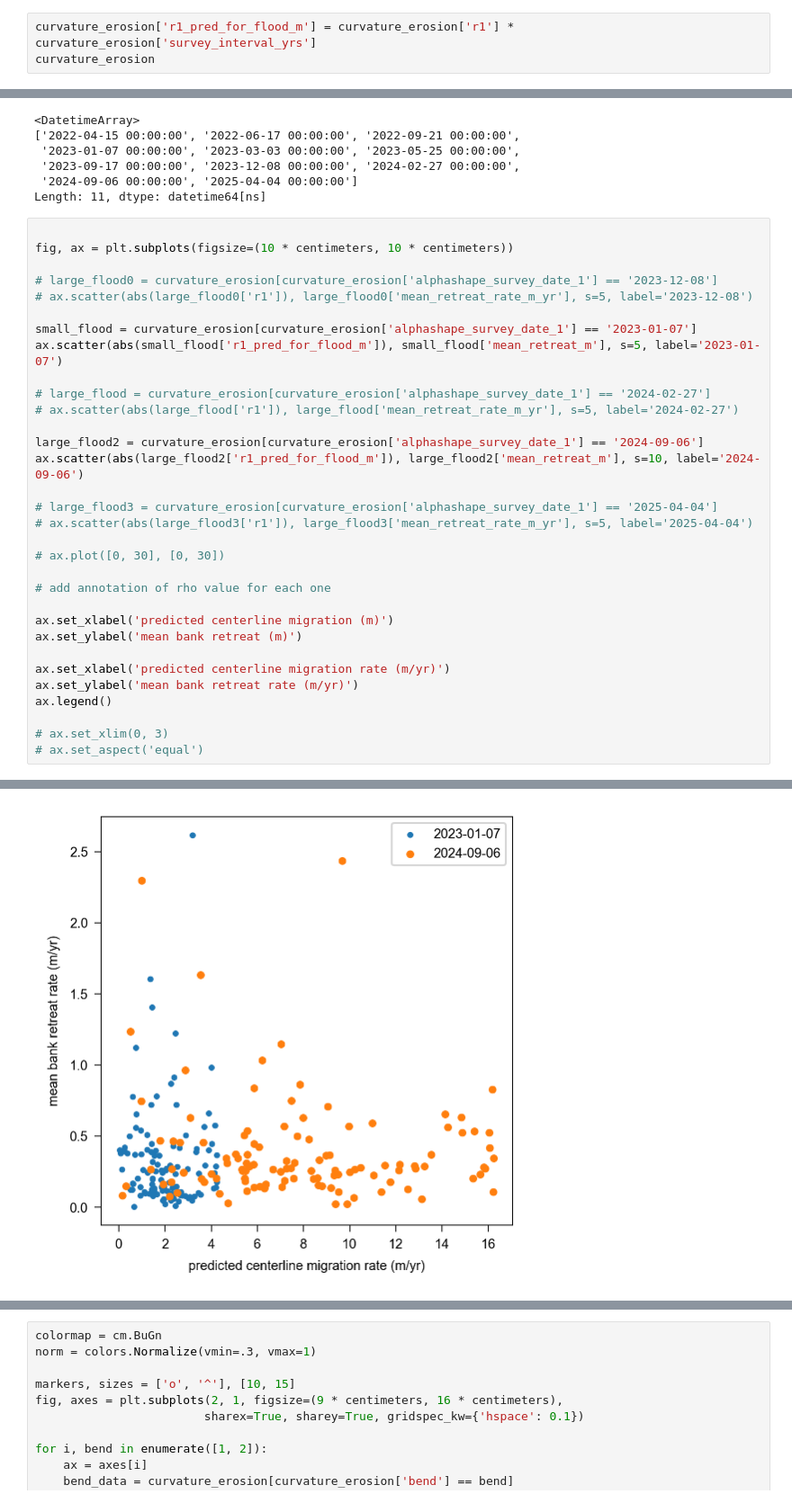
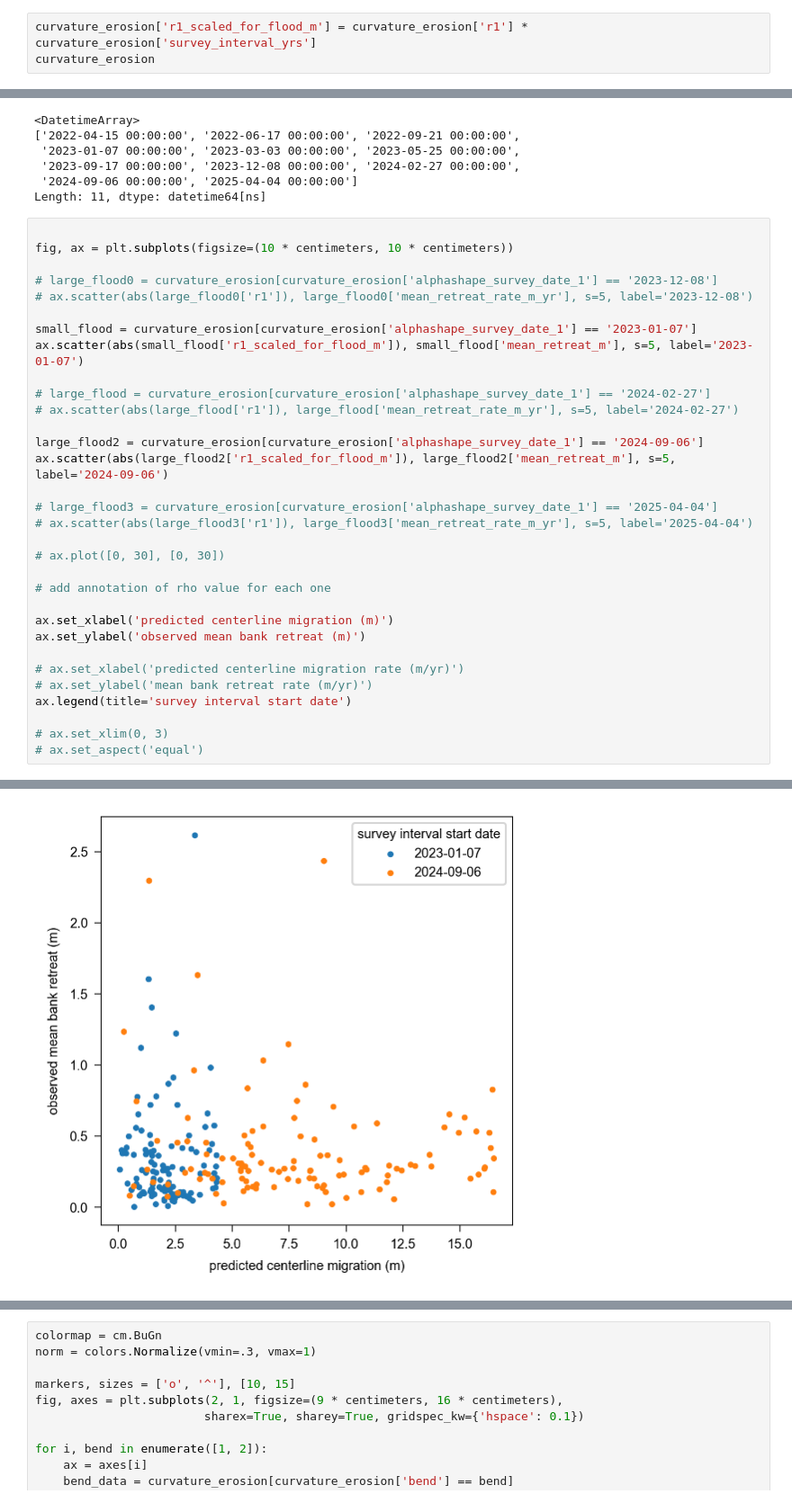
Before and after one commit to marielnelson/local-river-bank-erosion, a Jupyter notebook: 2_calculate-curvature.ipynb, the cells around one changed output, grey strips where cells are left out. Shown at 90% size. Drawn from its saved outputs; the diff is of its cells as text.

```diff
--- a/2_calculate-curvature.ipynb
+++ b/2_calculate-curvature.ipynb
@@ -493,7 +523,7 @@ fig.savefig('3_output-data/figures/curvature_histogram.pdf', bbox_inches='tight'
 # %% [markdown]
 #### bin by flow
 # %%
-curvature_erosion['r1_pred_for_flood_m'] = curvature_erosion['r1'] * curvature_erosion['survey_interval_yrs']
+curvature_erosion['r1_scaled_for_flood_m'] = curvature_erosion['r1'] * curvature_erosion['survey_interval_yrs']
 curvature_erosion
 # %% [output]
 |  | transect_idx | alphashape_survey_date_1 | alphashape_survey_date_2 | alpha | area | polygon_index | n_points | ... |
@@ -534,35 +566,35 @@ Length: 11, dtype: datetime64[ns]
 # %%
 
 fig, ax = plt.subplots(figsize=(10 * centimeters, 10 * centimeters))
 
 # large_flood0 = curvature_erosion[curvature_erosion['alphashape_survey_date_1'] == '2023-12-08']
 # ax.scatter(abs(large_flood0['r1']), large_flood0['mean_retreat_rate_m_yr'], s=5, label='2023-12-08')
 
 small_flood = curvature_erosion[curvature_erosion['alphashape_survey_date_1'] == '2023-01-07']
-ax.scatter(abs(small_flood['r1_pred_for_flood_m']), small_flood['mean_retreat_m'], s=5, label='2023-01-07')
+ax.scatter(abs(small_flood['r1_scaled_for_flood_m']), small_flood['mean_retreat_m'], s=5, label='2023-01-07')
 
 # large_flood = curvature_erosion[curvature_erosion['alphashape_survey_date_1'] == '2024-02-27']
 # ax.scatter(abs(large_flood['r1']), large_flood['mean_retreat_rate_m_yr'], s=5, label='2024-02-27')
 
 large_flood2 = curvature_erosion[curvature_erosion['alphashape_survey_date_1'] == '2024-09-06']
-ax.scatter(abs(large_flood2['r1_pred_for_flood_m']), large_flood2['mean_retreat_m'], s=10, label='2024-09-06')
+ax.scatter(abs(large_flood2['r1_scaled_for_flood_m']), large_flood2['mean_retreat_m'], s=5, label='2024-09-06')
 
 # large_flood3 = curvature_erosion[curvature_erosion['alphashape_survey_date_1'] == '2025-04-04']
 # ax.scatter(abs(large_flood3['r1']), large_flood3['mean_retreat_rate_m_yr'], s=5, label='2025-04-04')
 
 # ax.plot([0, 30], [0, 30])
 
 # add annotation of rho value for each one
 
 ax.set_xlabel('predicted centerline migration (m)')
-ax.set_ylabel('mean bank retreat (m)')
+ax.set_ylabel('observed mean bank retreat (m)')
 
-ax.set_xlabel('predicted centerline migration rate (m/yr)')
-ax.set_ylabel('mean bank retreat rate (m/yr)')
-ax.legend()
+# ax.set_xlabel('predicted centerline migration rate (m/yr)')
+# ax.set_ylabel('mean bank retreat rate (m/yr)')
+ax.legend(title='survey interval start date')
 
 # ax.set_xlim(0, 3)
 # ax.set_aspect('equal')
 # %% [output]
 <matplotlib.legend.Legend at 0x...>
-[figure, old version]
+[figure, new version]
```
Also changed, not shown: parts of 11 cells of this notebook, 1 other file.
